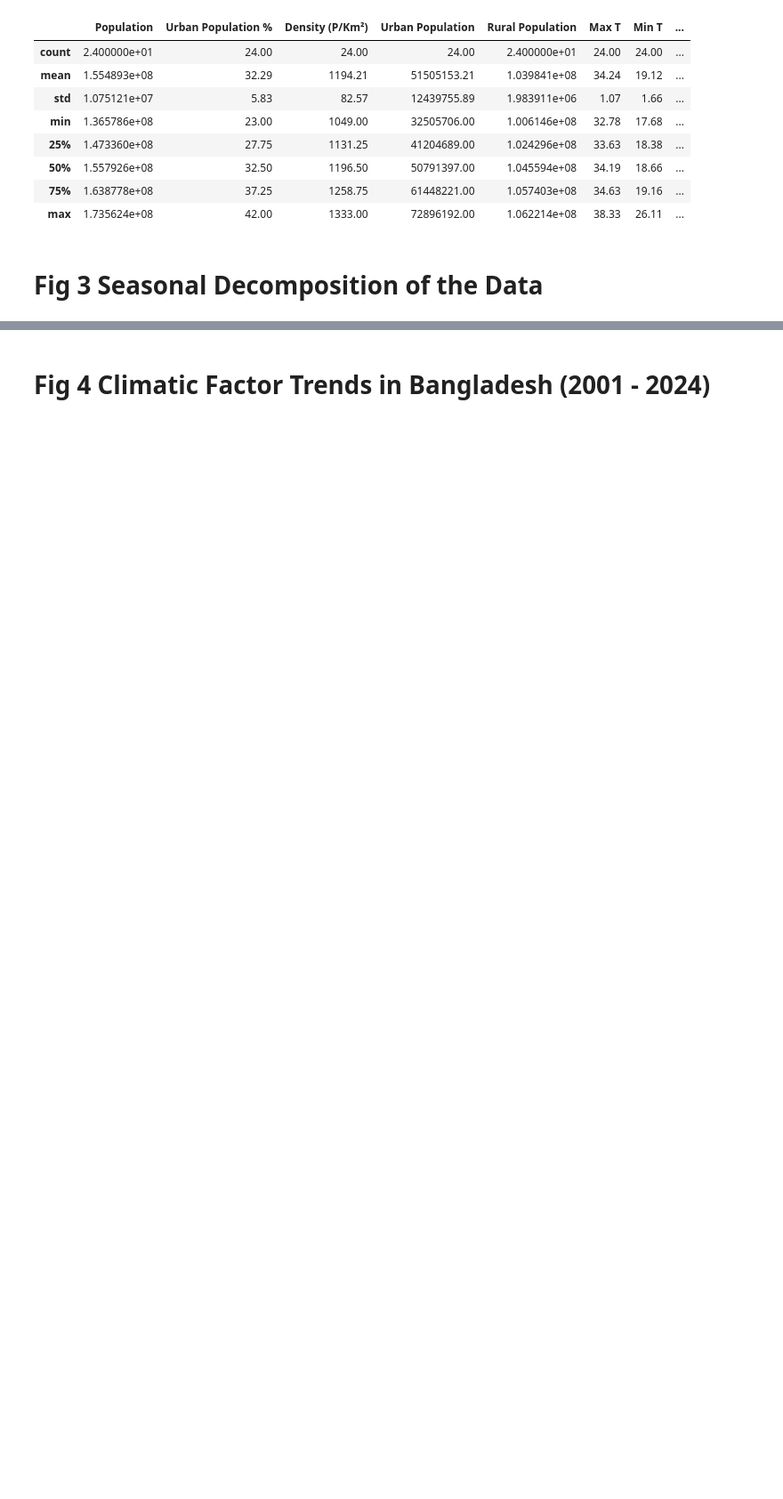
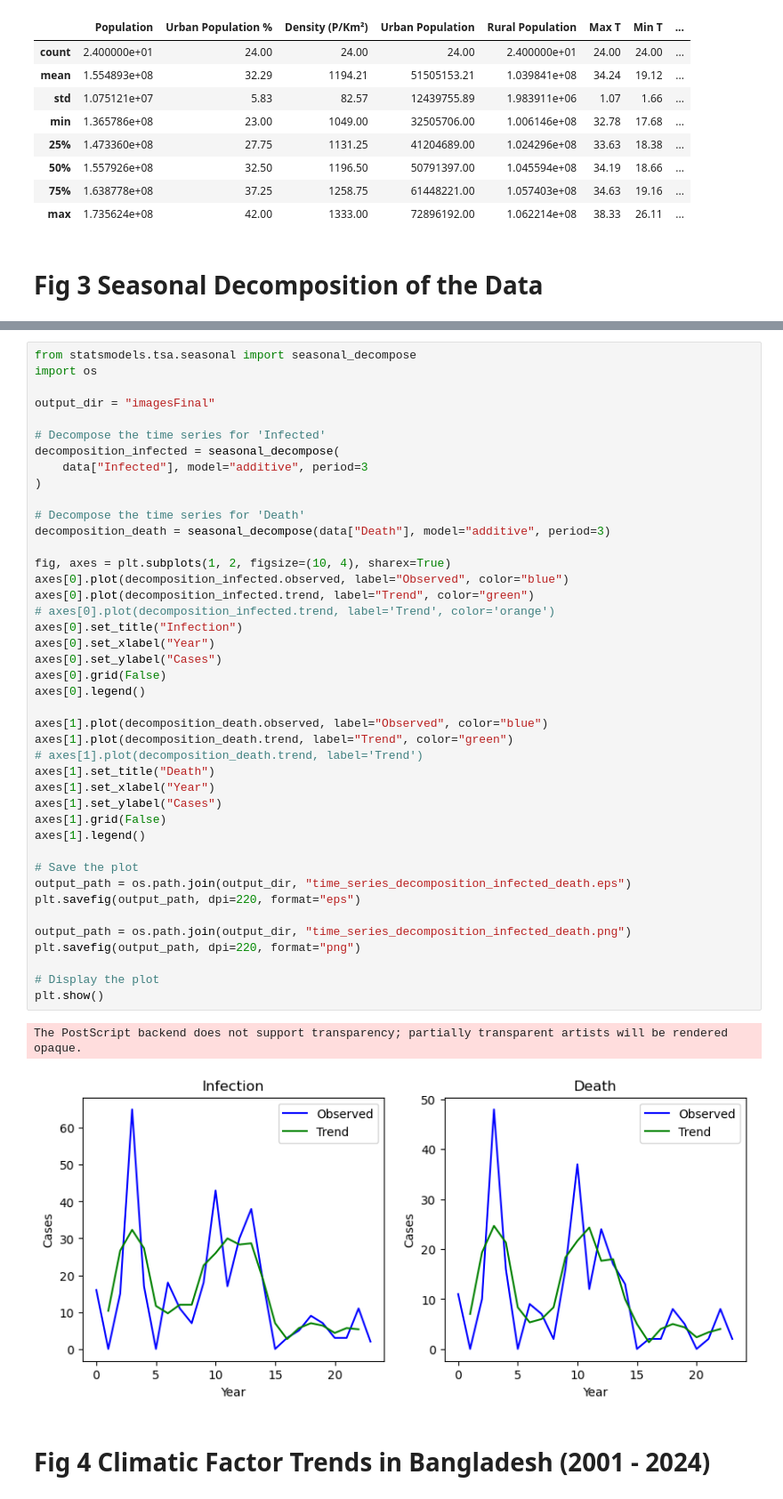
Before and after one commit to awnonbhowmik/NiV-Data-Analysis, a Jupyter notebook: FinalCode.ipynb, the cells around one changed output, grey strips where cells are left out. Shown at 89% size. Cells and saved outputs as stored; diff of their text form; blank space fills up the shorter version.

```diff
--- a/FinalCode.ipynb
+++ b/FinalCode.ipynb
@@ -293,3 +249,48 @@ The PostScript backend does not support transparency; partially transparent arti
+# %%
+from statsmodels.tsa.seasonal import seasonal_decompose
+import os
+
+output_dir = "imagesFinal"
+
+# Decompose the time series for 'Infected'
+decomposition_infected = seasonal_decompose(
+    data["Infected"], model="additive", period=3
+)
+
+# Decompose the time series for 'Death'
+decomposition_death = seasonal_decompose(data["Death"], model="additive", period=3)
+
+fig, axes = plt.subplots(1, 2, figsize=(10, 4), sharex=True)
+axes[0].plot(decomposition_infected.observed, label="Observed", color="blue")
+axes[0].plot(decomposition_infected.trend, label="Trend", color="green")
+# axes[0].plot(decomposition_infected.trend, label='Trend', color='orange')
+axes[0].set_title("Infection")
+axes[0].set_xlabel("Year")
+axes[0].set_ylabel("Cases")
+axes[0].grid(False)
+axes[0].legend()
+
+axes[1].plot(decomposition_death.observed, label="Observed", color="blue")
+axes[1].plot(decomposition_death.trend, label="Trend", color="green")
+# axes[1].plot(decomposition_death.trend, label='Trend')
+axes[1].set_title("Death")
+axes[1].set_xlabel("Year")
+axes[1].set_ylabel("Cases")
+axes[1].grid(False)
+axes[1].legend()
+
+# Save the plot
+output_path = os.path.join(output_dir, "time_series_decomposition_infected_death.eps")
+plt.savefig(output_path, dpi=220, format="eps")
+
+output_path = os.path.join(output_dir, "time_series_decomposition_infected_death.png")
+plt.savefig(output_path, dpi=220, format="png")
+
+# Display the plot
+plt.show()
+# %% [output]
+The PostScript backend does not support transparency; partially transparent artists will be rendered opaque.
+[figure, added]
 # %% [markdown]
 # Fig 4 Climatic Factor Trends in Bangladesh (2001 - 2024)
 # %%
```
Also changed, not shown: parts of 4 cells of this notebook, 16 other files.
